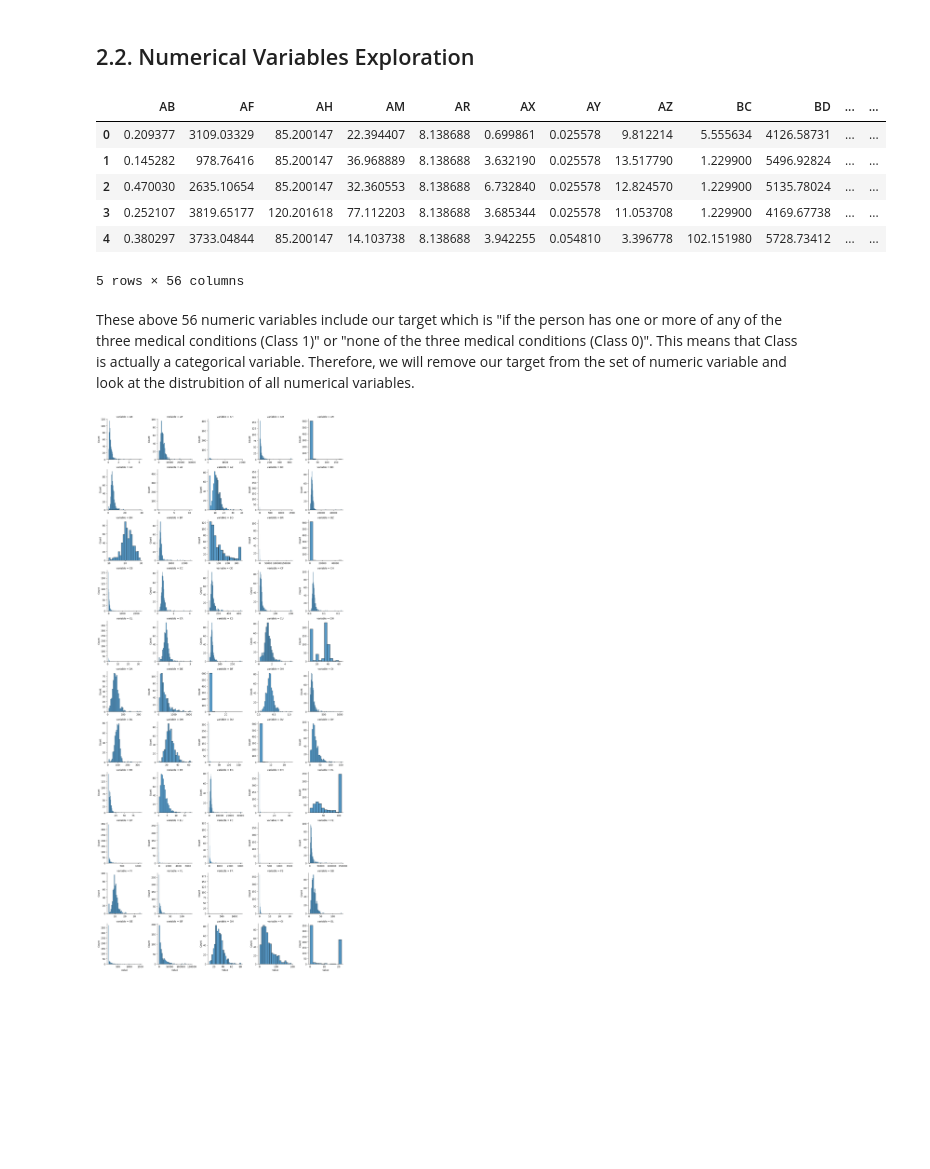
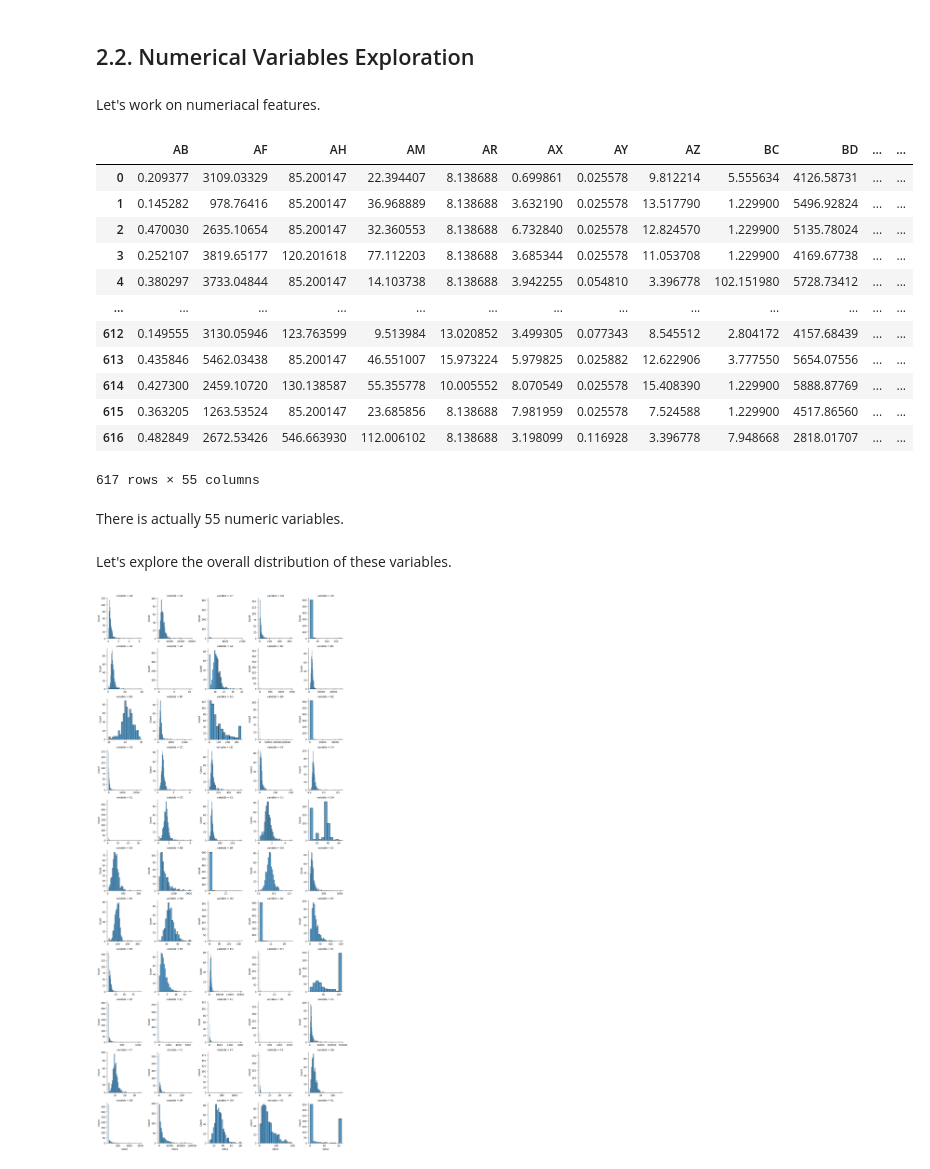
Before and after one commit to boniale/ML_iard, a Jupyter notebook: ml_diseases_mod.ipynb, the cells around one changed output. Cells and saved outputs as stored; diff of their text form; code cells hidden in the pictures; blank space fills up the shorter version.

```diff
--- a/ml_diseases_mod.ipynb
+++ b/ml_diseases_mod.ipynb
@@ -46,14 +49,4 @@ These 56 numeric variables include our target which is "if the person has one or
 # %% [markdown]
 ## 2.2. Numerical Variables Exploration
-# %%
-numeric_data.head(5)
-# %% [output]
-|  | AB | AF | AH | AM | AR | AX | AY | AZ | BC | BD | ... | ... |
-| 0 | 0.209377 | 3109.03329 | 85.200147 | 22.394407 | 8.138688 | 0.699861 | 0.025578 | 9.812214 | 5.555634 | 4126.58731 | ... | ... |
-| 1 | 0.145282 | 978.76416 | 85.200147 | 36.968889 | 8.138688 | 3.632190 | 0.025578 | 13.517790 | 1.229900 | 5496.92824 | ... | ... |
-| 2 | 0.470030 | 2635.10654 | 85.200147 | 32.360553 | 8.138688 | 6.732840 | 0.025578 | 12.824570 | 1.229900 | 5135.78024 | ... | ... |
-| 3 | 0.252107 | 3819.65177 | 120.201618 | 77.112203 | 8.138688 | 3.685344 | 0.025578 | 11.053708 | 1.229900 | 4169.67738 | ... | ... |
-| 4 | 0.380297 | 3733.04844 | 85.200147 | 14.103738 | 8.138688 | 3.942255 | 0.054810 | 3.396778 | 102.151980 | 5728.73412 | ... | ... |
-5 rows × 56 columns
-# %% [markdown]
-These above 56 numeric variables include our target which is "if the person has one or more of any of the three medical conditions (Class 1)" or "none of the three medical conditions (Class 0)". This means that Class is actually a categorical variable. Therefore, we will remove our target from the set of numeric variable and look at the distrubition of all numerical variables.
+# %% [markdown]
+Let's work on numeriacal features.
@@ -60,3 +59,23 @@ These above 56 numeric variables include our target which is "if the person has
+# %%
+numericalFeatures
+# %% [output]
+|  | AB | AF | AH | AM | AR | AX | AY | AZ | BC | BD | ... | ... |
+| 0 | 0.209377 | 3109.03329 | 85.200147 | 22.394407 | 8.138688 | 0.699861 | 0.025578 | 9.812214 | 5.555634 | 4126.58731 | ... | ... |
+| 1 | 0.145282 | 978.76416 | 85.200147 | 36.968889 | 8.138688 | 3.632190 | 0.025578 | 13.517790 | 1.229900 | 5496.92824 | ... | ... |
+| 2 | 0.470030 | 2635.10654 | 85.200147 | 32.360553 | 8.138688 | 6.732840 | 0.025578 | 12.824570 | 1.229900 | 5135.78024 | ... | ... |
+| 3 | 0.252107 | 3819.65177 | 120.201618 | 77.112203 | 8.138688 | 3.685344 | 0.025578 | 11.053708 | 1.229900 | 4169.67738 | ... | ... |
+| 4 | 0.380297 | 3733.04844 | 85.200147 | 14.103738 | 8.138688 | 3.942255 | 0.054810 | 3.396778 | 102.151980 | 5728.73412 | ... | ... |
+| ... | ... | ... | ... | ... | ... | ... | ... | ... | ... | ... | ... | ... |
+| 612 | 0.149555 | 3130.05946 | 123.763599 | 9.513984 | 13.020852 | 3.499305 | 0.077343 | 8.545512 | 2.804172 | 4157.68439 | ... | ... |
+| 613 | 0.435846 | 5462.03438 | 85.200147 | 46.551007 | 15.973224 | 5.979825 | 0.025882 | 12.622906 | 3.777550 | 5654.07556 | ... | ... |
+| 614 | 0.427300 | 2459.10720 | 130.138587 | 55.355778 | 10.005552 | 8.070549 | 0.025578 | 15.408390 | 1.229900 | 5888.87769 | ... | ... |
+| 615 | 0.363205 | 1263.53524 | 85.200147 | 23.685856 | 8.138688 | 7.981959 | 0.025578 | 7.524588 | 1.229900 | 4517.86560 | ... | ... |
+| 616 | 0.482849 | 2672.53426 | 546.663930 | 112.006102 | 8.138688 | 3.198099 | 0.116928 | 3.396778 | 7.948668 | 2818.01707 | ... | ... |
+617 rows × 55 columns
+# %% [markdown]
+There is actually 55 numeric variables.
+# %% [markdown]
+Let's explore the overall distribution of these variables.
 # %%
 num = [f for f in train_raw.columns if train_raw.dtypes[f] != 'object']
 num.remove("Class")
```
Also changed, not shown: parts of 21 cells of this notebook, 1 other file.
